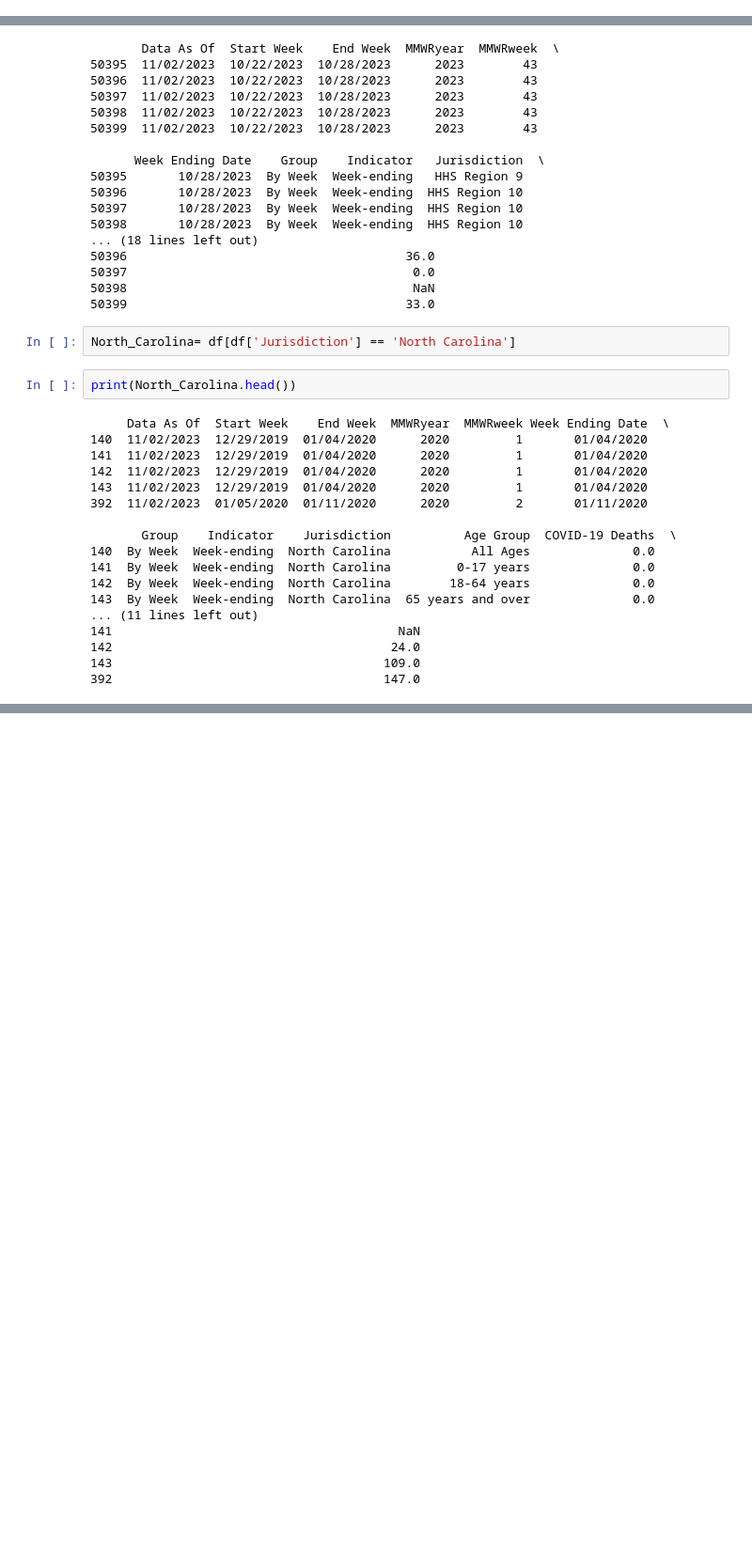
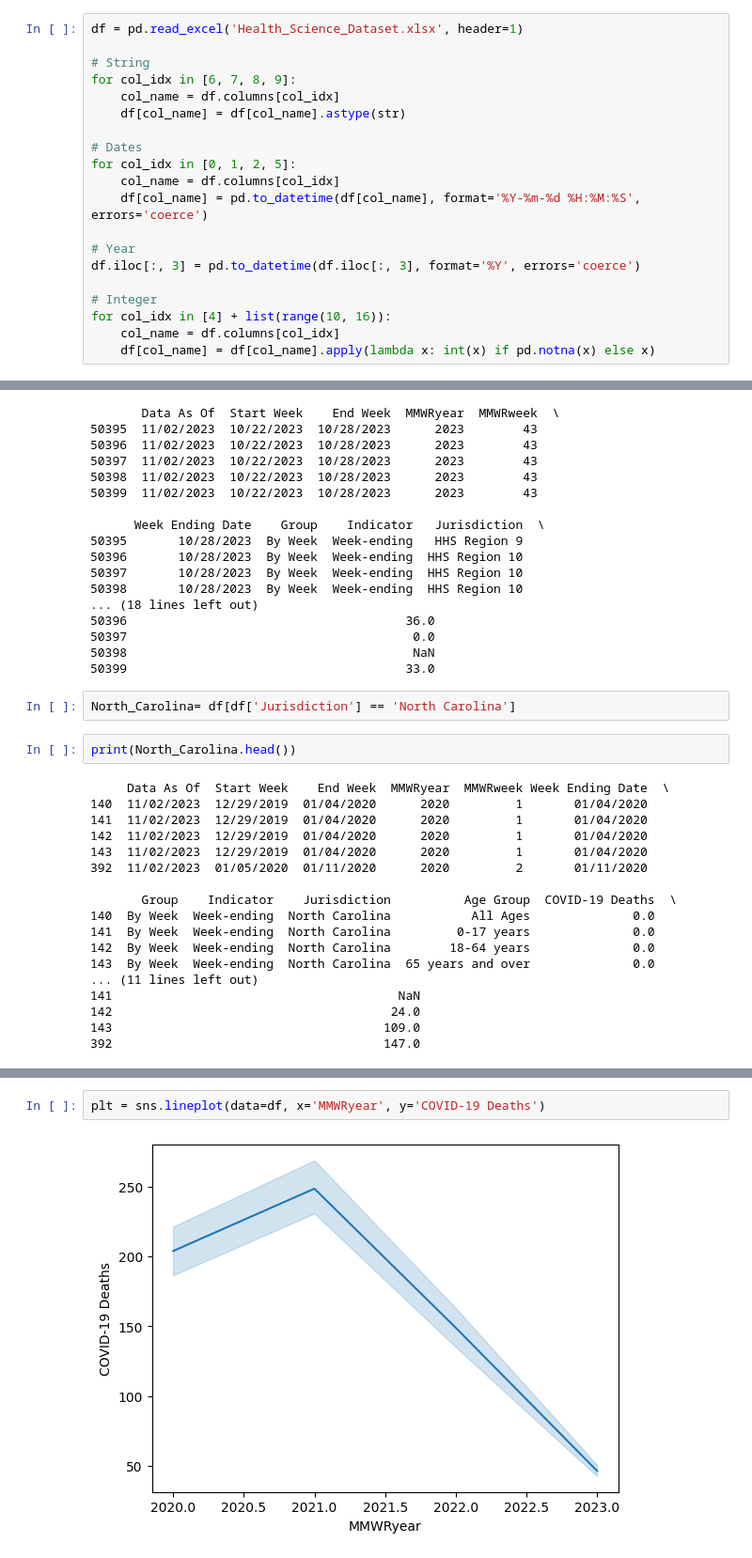
Before and after one commit to kensho-pilkey/CDC, a Jupyter notebook: Testing.ipynb, the cells around one changed output, grey strips where cells are left out. Shown at 94% size. Drawn from its saved outputs; the diff is of its cells as text; blank space fills up the shorter version.

Commit message:
updated graph

```diff
--- a/Testing.ipynb
+++ b/Testing.ipynb
@@ -7,3 +9,23 @@ df = pd.read_excel('Health_Science_Dataset.xlsx', header=1)
+# %%
+df = pd.read_excel('Health_Science_Dataset.xlsx', header=1)
+
+# String
+for col_idx in [6, 7, 8, 9]:
+    col_name = df.columns[col_idx]
+    df[col_name] = df[col_name].astype(str)
+
+# Dates
+for col_idx in [0, 1, 2, 5]:
+    col_name = df.columns[col_idx]
+    df[col_name] = pd.to_datetime(df[col_name], format='%Y-%m-%d %H:%M:%S', errors='coerce')
+
+# Year
+df.iloc[:, 3] = pd.to_datetime(df.iloc[:, 3], format='%Y', errors='coerce')
+
+# Integer
+for col_idx in [4] + list(range(10, 16)):
+    col_name = df.columns[col_idx]
+    df[col_name] = df[col_name].apply(lambda x: int(x) if pd.notna(x) else x)
 # %%
 print(df.tail())
 # %% [output]
@@ -53,0 +123,4 @@ type
+# %%
+plt = sns.lineplot(data=df, x='MMWRyear', y='COVID-19 Deaths')
+# %% [output]
+[figure, added]
```
Also changed, not shown: parts of 13 cells of this notebook.
